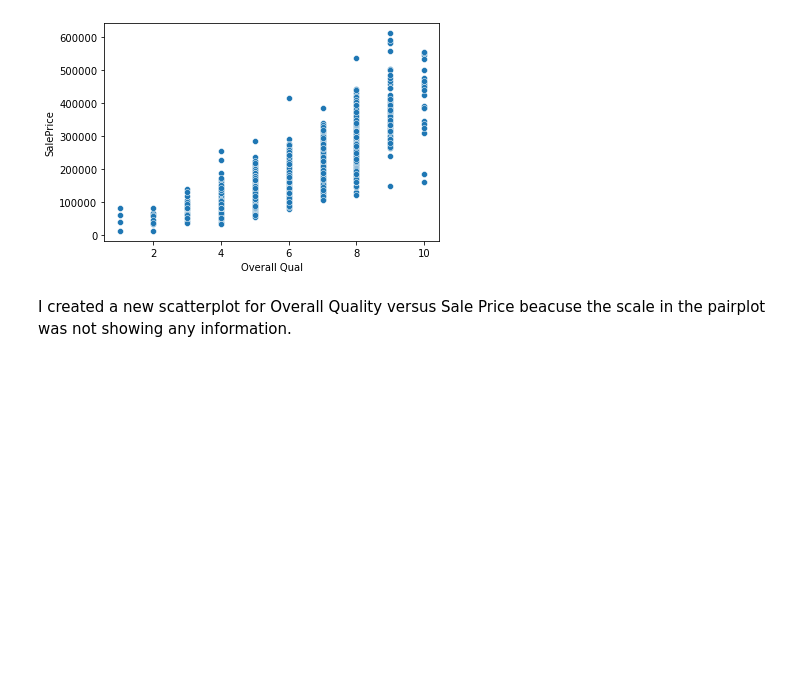
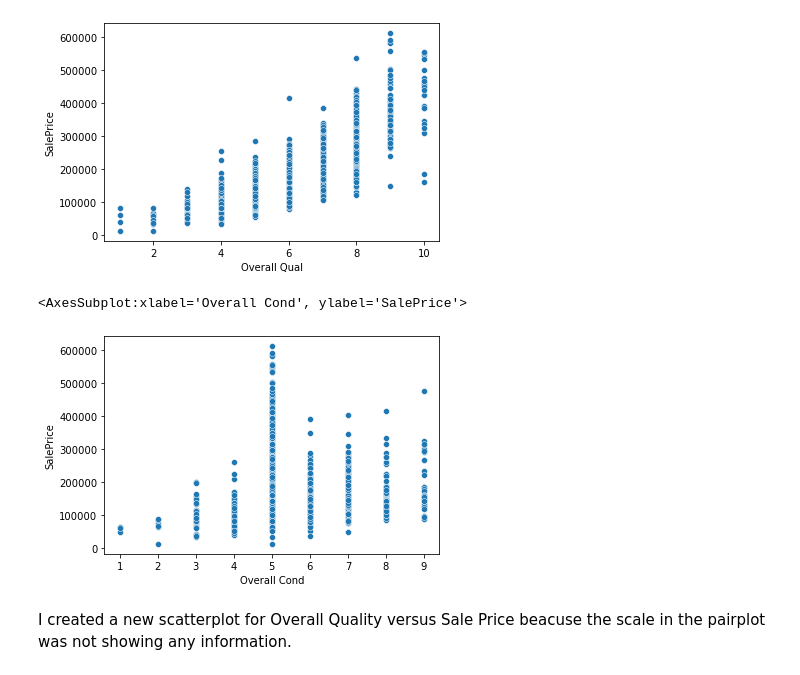
Before and after one commit to davidcholcomb/value_of_design, a Jupyter notebook: 02- Exploratory Visualizations.ipynb, the cells around one changed output. Saved outputs shown, nothing was run; the diff lists cells and outputs as text; code cells hidden in the pictures; blank space fills up the shorter version.

```diff
--- a/02- Exploratory Visualizations.ipynb
+++ b/02- Exploratory Visualizations.ipynb
@@ -111,6 +111,11 @@ sns.scatterplot(data = df_train, x = 'Overall Qual', y = 'SalePrice')
 # %% [output]
 <AxesSubplot:xlabel='Overall Qual', ylabel='SalePrice'>
 [figure]
+# %%
+sns.scatterplot(data = df_train, x = 'Overall Cond', y = 'SalePrice')
+# %% [output]
+<AxesSubplot:xlabel='Overall Cond', ylabel='SalePrice'>
+[figure, added]
 # %% [markdown]
 I created a new scatterplot for Overall Quality versus Sale Price beacuse the scale in the pairplot was not showing any information.
 # %%
```
Also changed, not shown: parts of 1 cell of this notebook, 3 other files.
